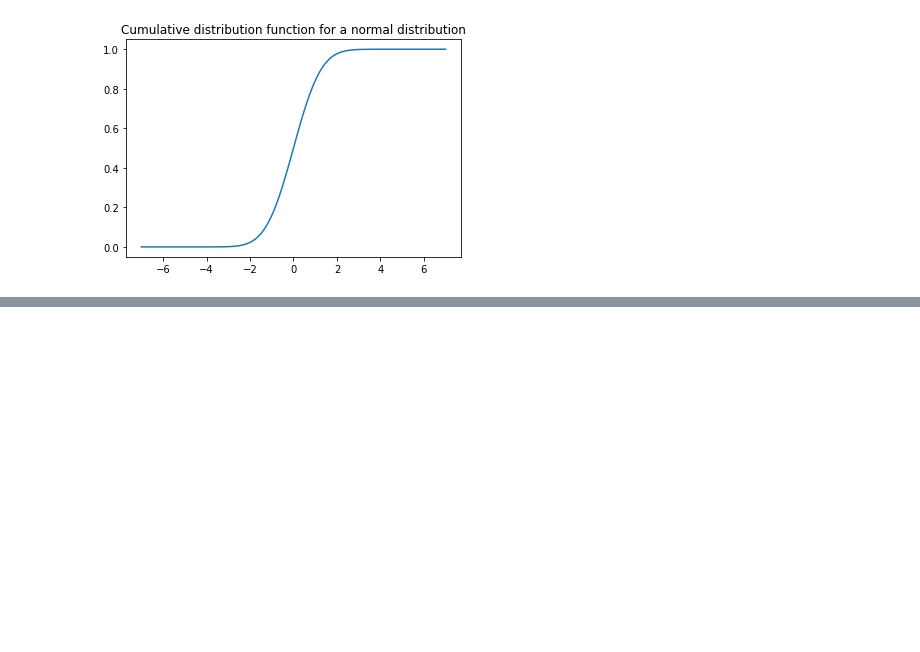
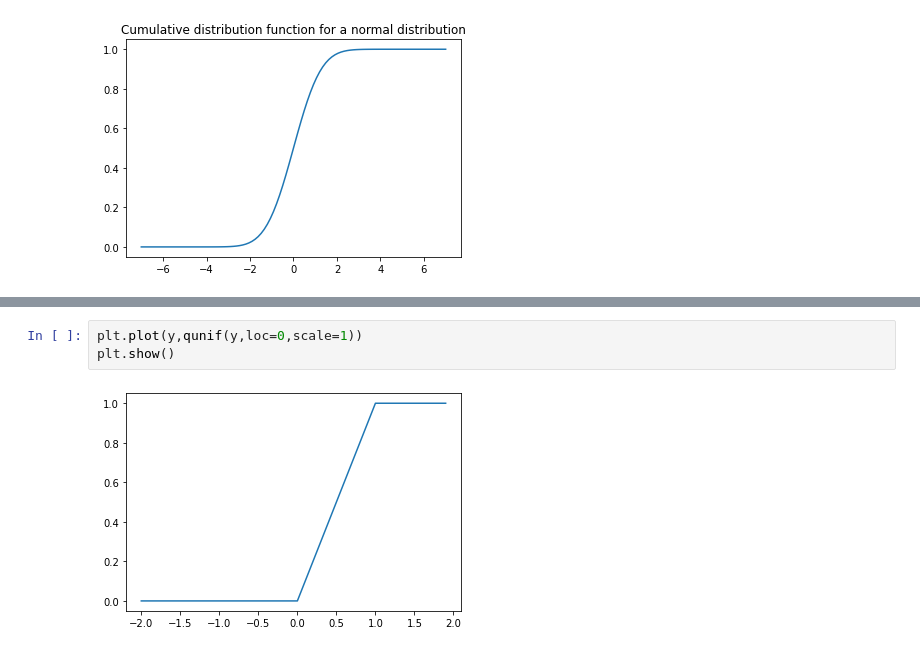
Before and after one commit to camidelgado/probability-distribution-exercises-project-with-python, a Jupyter notebook: notebook/problems.ipynb, the cells around one changed output, grey strips where cells are left out. Saved outputs shown, nothing was run; the diff lists cells and outputs as text; blank space fills up the shorter version.

```diff
--- a/notebook/problems.ipynb
+++ b/notebook/problems.ipynb
@@ -136,0 +143,5 @@ def rnorm(p,mean=0,sd=1):
+# %%
+plt.plot(y,qunif(y,loc=0,scale=1))
+plt.show()
+# %% [output]
+[figure, added]
```
Also changed, not shown: parts of 2 cells of this notebook.
